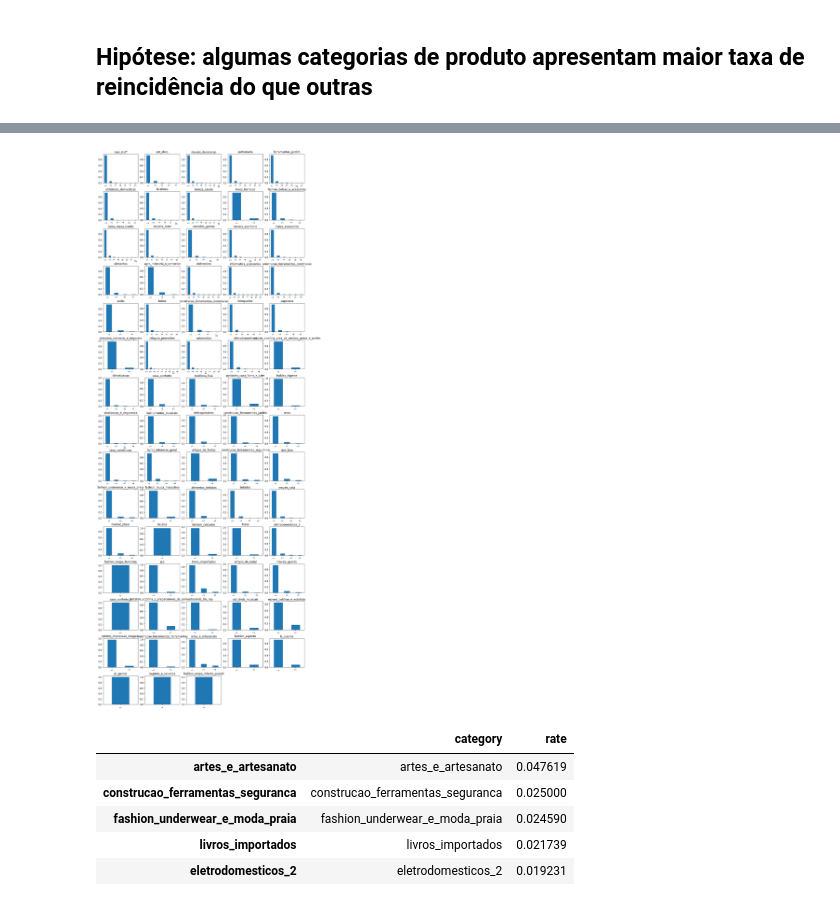
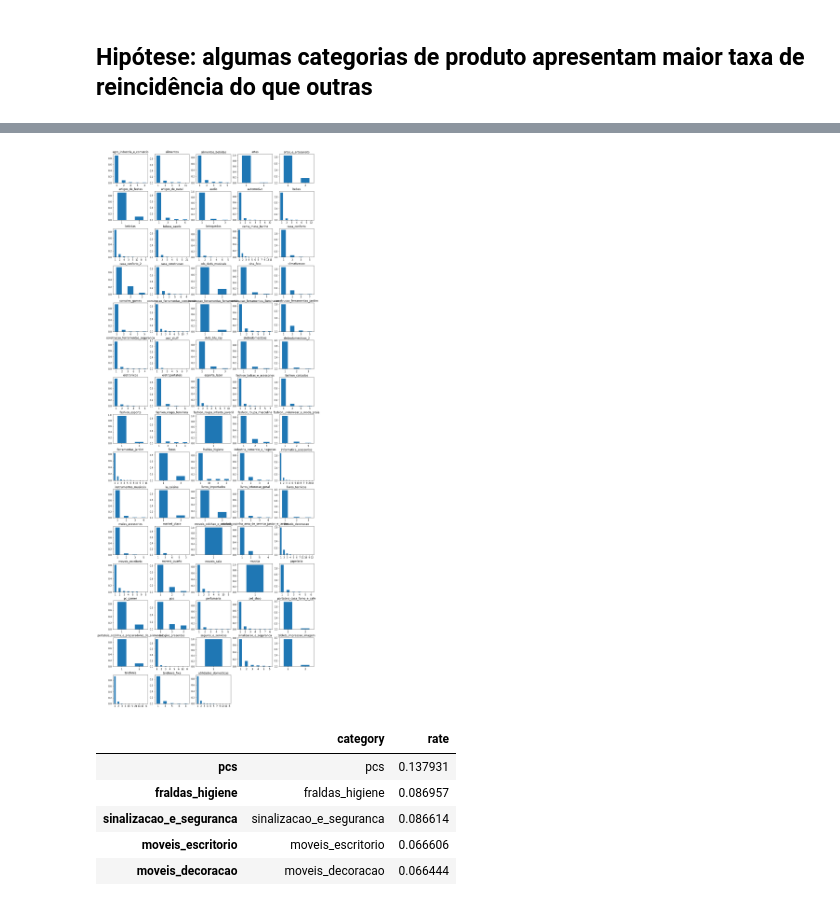
Before and after one commit to GuiBrandt/e-commerce, a Jupyter notebook: Sprint 1/recorrência.ipynb, the cells around one changed output, grey strips where cells are left out. Saved outputs shown, nothing was run; the diff lists cells and outputs as text; code cells hidden in the pictures.

```diff
--- a/Sprint 1/recorrência.ipynb
+++ b/Sprint 1/recorrência.ipynb
@@ -195,0 +184,7 @@ dtype: int64
+# %%
+columns = ['customer_unique_id', 'order_id', 'product_category_name']
+orders_by_category = pd.merge(all_orders, products, on='order_id')[columns].rename(columns={
+    'customer_unique_id': 'id',
+    'product_category_name': 'category'
+}).dropna()
+orders_by_category.count()
@@ -205,5 +205,5 @@ ca77025e7201e3b30c44b472ff346268     7
 Name: order_id, dtype: int64
 # %%
-categories = products['product_category_name'].unique()
+categories = sorted(products['product_category_name'].unique())
 print(''.join(map(lambda c: c.ljust(60), categories)))
 # %% [output]
@@ -222,0 +211,3 @@ customers_by_category.head()
+# %%
+customers_by_category = orders_by_category.groupby(['category', 'id']).agg('count')
+customers_by_category.head()
@@ -223,31 +222,35 @@ customers_by_category.head()
 # %%
 plt.figure(figsize=(16, 45))
 plt.tight_layout()
 plt.subplots_adjust(hspace=.3)
 
 recurrence_by_category = pd.DataFrame(columns=['category', 'rate'])
 
 for c in range(len(categories)):
     plt.subplot(15, 5, c + 1)
-    customers = customers_by_category[categories[c]]
+    customers = customers_by_category.loc[categories[c]].index
     orders_by_customers = all_orders[all_orders['customer_unique_id'].isin(customers.values)]
-    sales_by_category = orders_by_customers.groupby(['customer_unique_id']).agg('count')['order_id'].sort_values(ascending=False)
-    recurrence_by_category.loc[categories[c]] = [categories[c], sales_by_category[sales_by_category.values > 2].count() / sales_by_category.count()]
+    sales_by_category = customers_by_category.loc[categories[c]].order_id
+
+    recurrence_by_category.loc[categories[c]] = [
+        categories[c],
+        sales_by_category[sales_by_category.values > 2].count() / sales_by_category.count()
+    ]
 
     plt.title(categories[c])
-    sales_by_category.value_counts(normalize=True).plot.bar()
+    sales_by_category.value_counts(normalize=True).plot.bar(rot=0)
     #print(sales_by_category.head())
 
 plt.show()
 # %% [output]
-[figure, old version]
+[figure, new version]
 # %%
 recurrence_by_category.sort_values(by='rate', ascending=False).head()
 # %% [output]
 |  | category | rate |
-| artes_e_artesanato | artes_e_artesanato | 0.047619 |
-| construcao_ferramentas_seguranca | construcao_ferramentas_seguranca | 0.025000 |
-| fashion_underwear_e_moda_praia | fashion_underwear_e_moda_praia | 0.024590 |
-| livros_importados | livros_importados | 0.021739 |
-| eletrodomesticos_2 | eletrodomesticos_2 | 0.019231 |
+| pcs | pcs | 0.137931 |
+| fraldas_higiene | fraldas_higiene | 0.086957 |
+| sinalizacao_e_seguranca | sinalizacao_e_seguranca | 0.086614 |
+| moveis_escritorio | moveis_escritorio | 0.066606 |
+| moveis_decoracao | moveis_decoracao | 0.066444 |
 # %%
```
Also changed, not shown: parts of 22 cells of this notebook.
